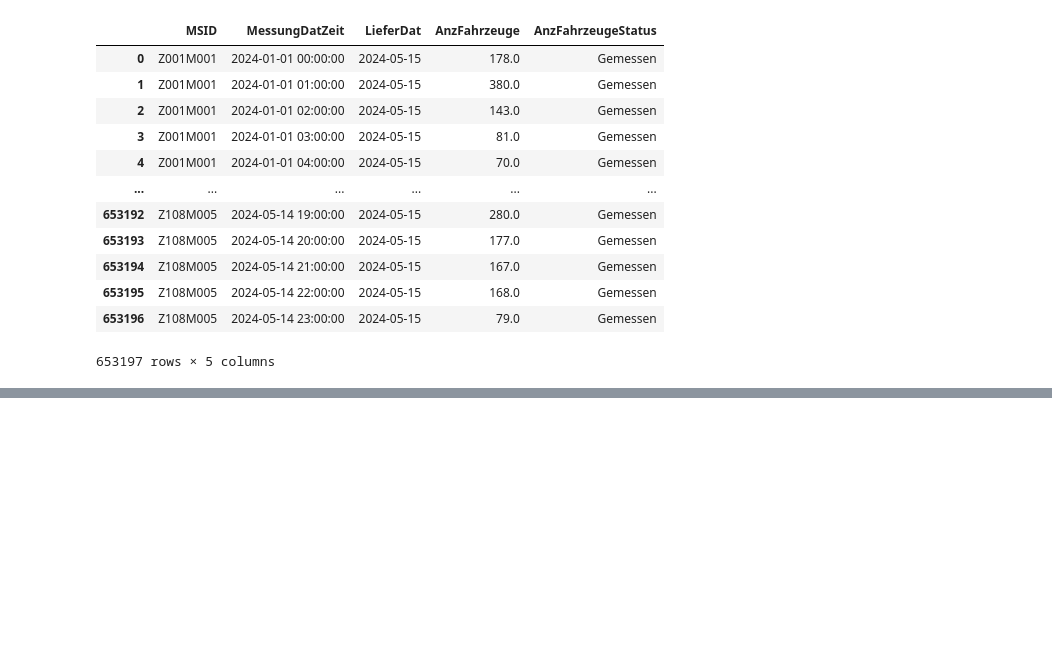
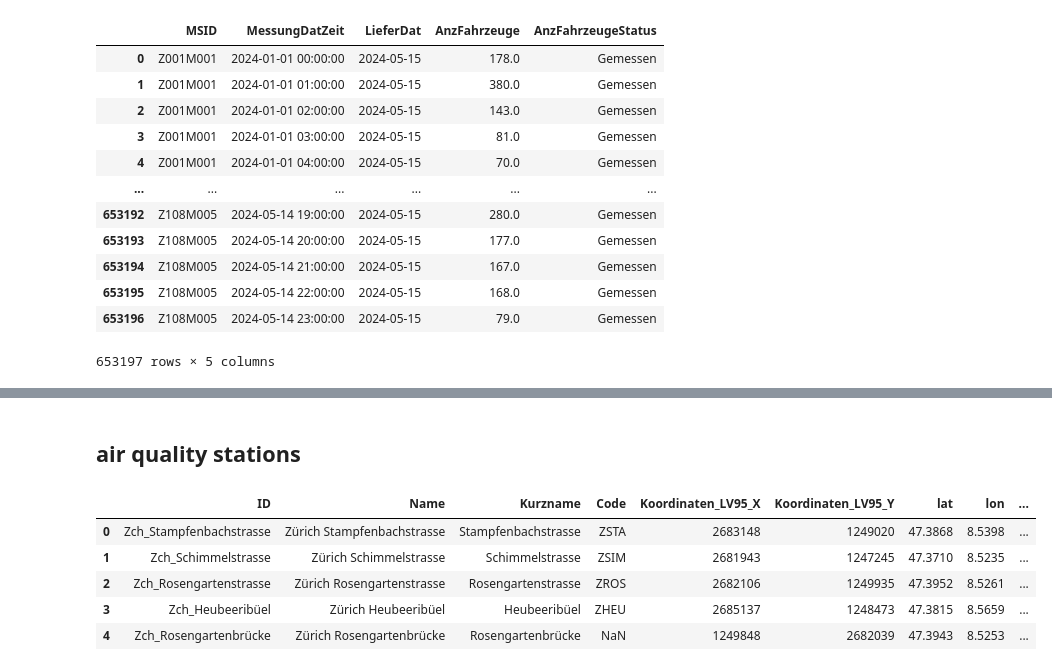
Before and after one commit to pscllbssr/dw-dl-traffic-air-quality, a Jupyter notebook: notebooks/zrh-traffic-exploration.ipynb, the cells around one changed output, grey strips where cells are left out. Saved outputs shown, nothing was run; the diff lists cells and outputs as text; code cells hidden in the pictures; blank space fills up the shorter version.

```diff
--- a/notebooks/zrh-traffic-exploration.ipynb
+++ b/notebooks/zrh-traffic-exploration.ipynb
@@ -136,0 +171,16 @@ df
+# %% [markdown]
+## air quality stations
+# %%
+import requests
+
+air_quality_metadata = requests.get("https://data.stadt-zuerich.ch/dataset/ugz_luftschadstoffmessung_stundenwerte/download/uzg_ogd_metadaten.json").json()
+df_air_quality = pd.DataFrame.from_dict(air_quality_metadata['Standorte'])
+df_air_quality.rename(columns={'Koordinaten_WGS84_lat': 'lat', 'Koordinaten_WGS84_lng': 'lon'}, inplace=True)
+df_air_quality
+# %% [output]
+|  | ID | Name | Kurzname | Code | Koordinaten_LV95_X | Koordinaten_LV95_Y | lat | lon | ... |
+| 0 | Zch_Stampfenbachstrasse | Zürich Stampfenbachstrasse | Stampfenbachstrasse | ZSTA | 2683148 | 1249020 | 47.3868 | 8.5398 | ... |
+| 1 | Zch_Schimmelstrasse | Zürich Schimmelstrasse | Schimmelstrasse | ZSIM | 2681943 | 1247245 | 47.3710 | 8.5235 | ... |
+| 2 | Zch_Rosengartenstrasse | Zürich Rosengartenstrasse | Rosengartenstrasse | ZROS | 2682106 | 1249935 | 47.3952 | 8.5261 | ... |
+| 3 | Zch_Heubeeribüel | Zürich Heubeeribüel | Heubeeribüel | ZHEU | 2685137 | 1248473 | 47.3815 | 8.5659 | ... |
+| 4 | Zch_Rosengartenbrücke | Zürich Rosengartenbrücke | Rosengartenbrücke | NaN | 1249848 | 2682039 | 47.3943 | 8.5253 | ... |
```
Also changed, not shown: parts of 11 cells of this notebook, 4 other files.
